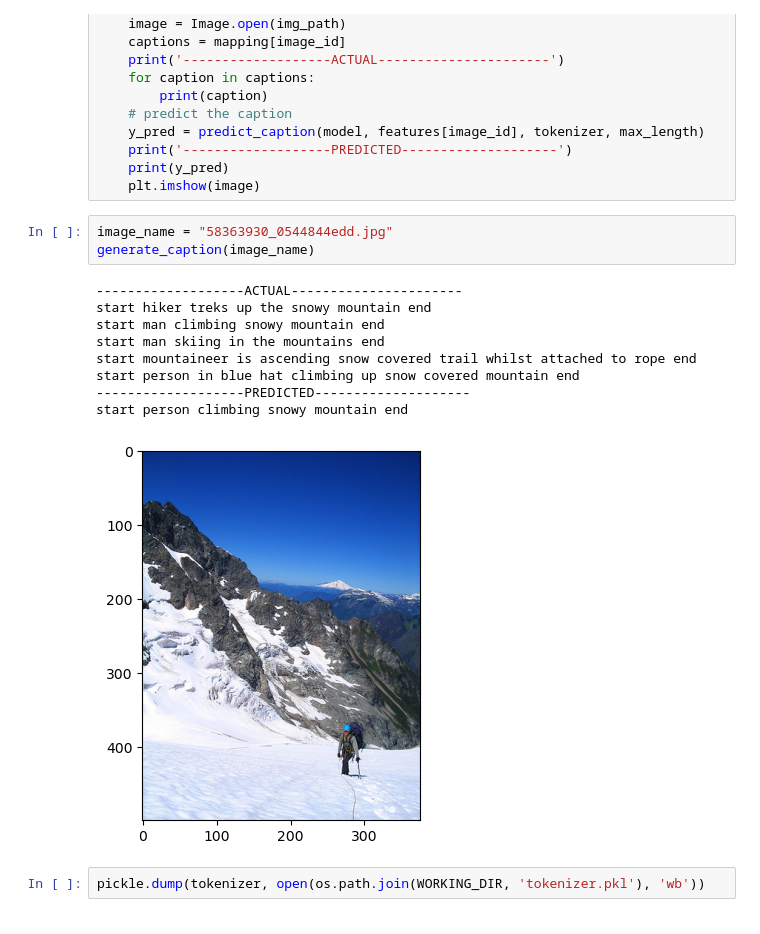
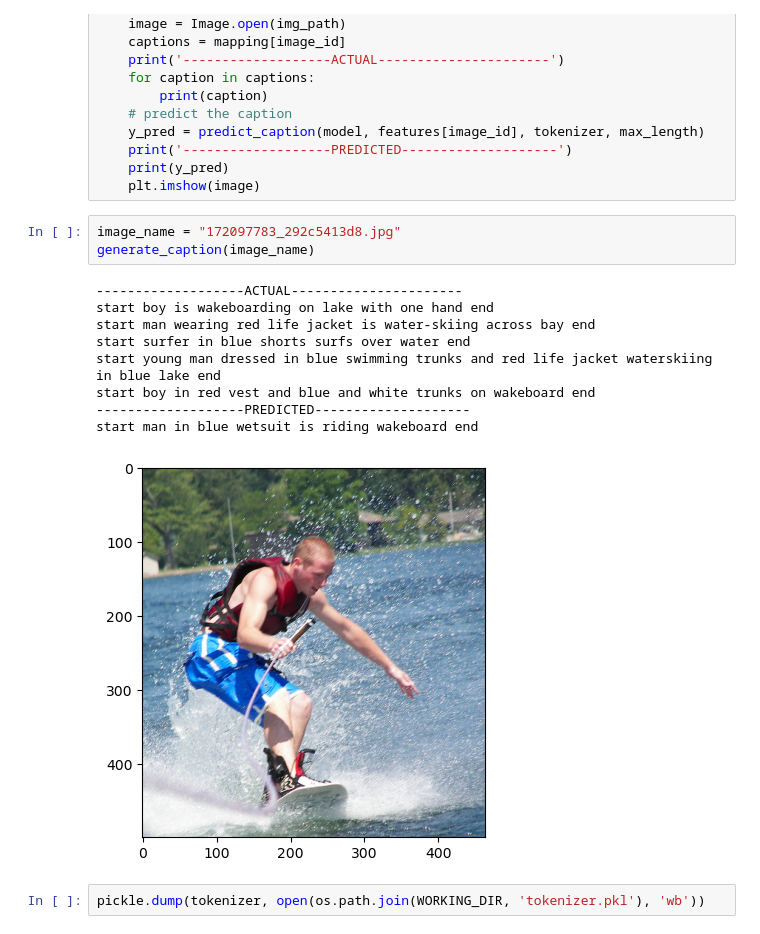
Before and after one commit to Nid04/Image-Caption-Generator, a Jupyter notebook: Image Caption generation Test Code.ipynb, the cells around one changed output. Saved outputs shown, nothing was run; the diff lists cells and outputs as text.

```diff
--- a/Image Caption generation Test Code.ipynb
+++ b/Image Caption generation Test Code.ipynb
@@ -329,17 +329,17 @@ def generate_caption(image_name):
     print(y_pred)
     plt.imshow(image)
 # %%
-image_name = "58363930_0544844edd.jpg"
+image_name = "172097783_292c5413d8.jpg"
 generate_caption(image_name)
 # %% [output]
 -------------------ACTUAL----------------------
-start hiker treks up the snowy mountain end
-start man climbing snowy mountain end
-start man skiing in the mountains end
-start mountaineer is ascending snow covered trail whilst attached to rope end
-start person in blue hat climbing up snow covered mountain end
+start boy is wakeboarding on lake with one hand end
+start man wearing red life jacket is water-skiing across bay end
+start surfer in blue shorts surfs over water end
+start young man dressed in blue swimming trunks and red life jacket waterskiing in blue lake end
+start boy in red vest and blue and white trunks on wakeboard end
 -------------------PREDICTED--------------------
-start person climbing snowy mountain end
+start man in blue wetsuit is riding wakeboard end
-[figure, old version]
+[figure, new version]
 # %%
 pickle.dump(tokenizer, open(os.path.join(WORKING_DIR, 'tokenizer.pkl'), 'wb'))
```
Also changed, not shown: parts of 1 cell of this notebook, 10 other files.
